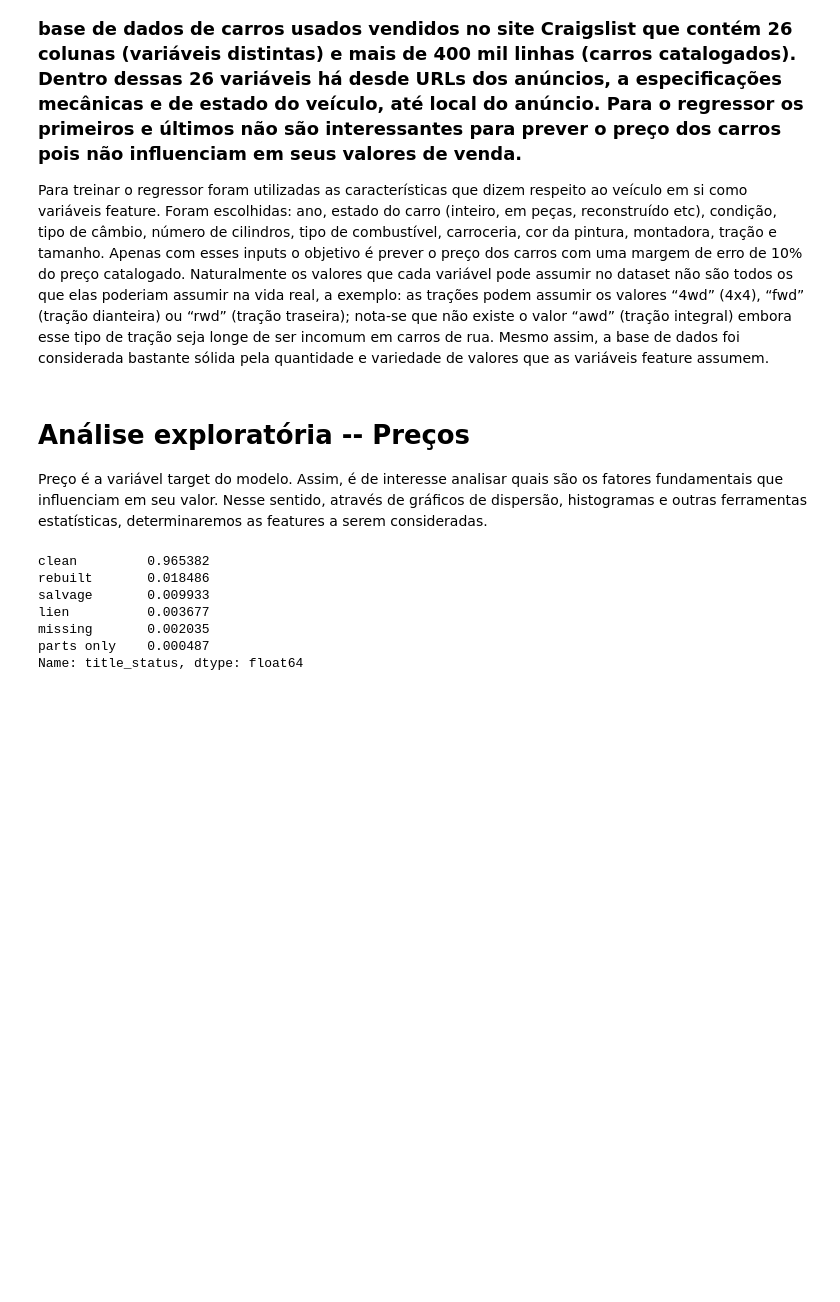
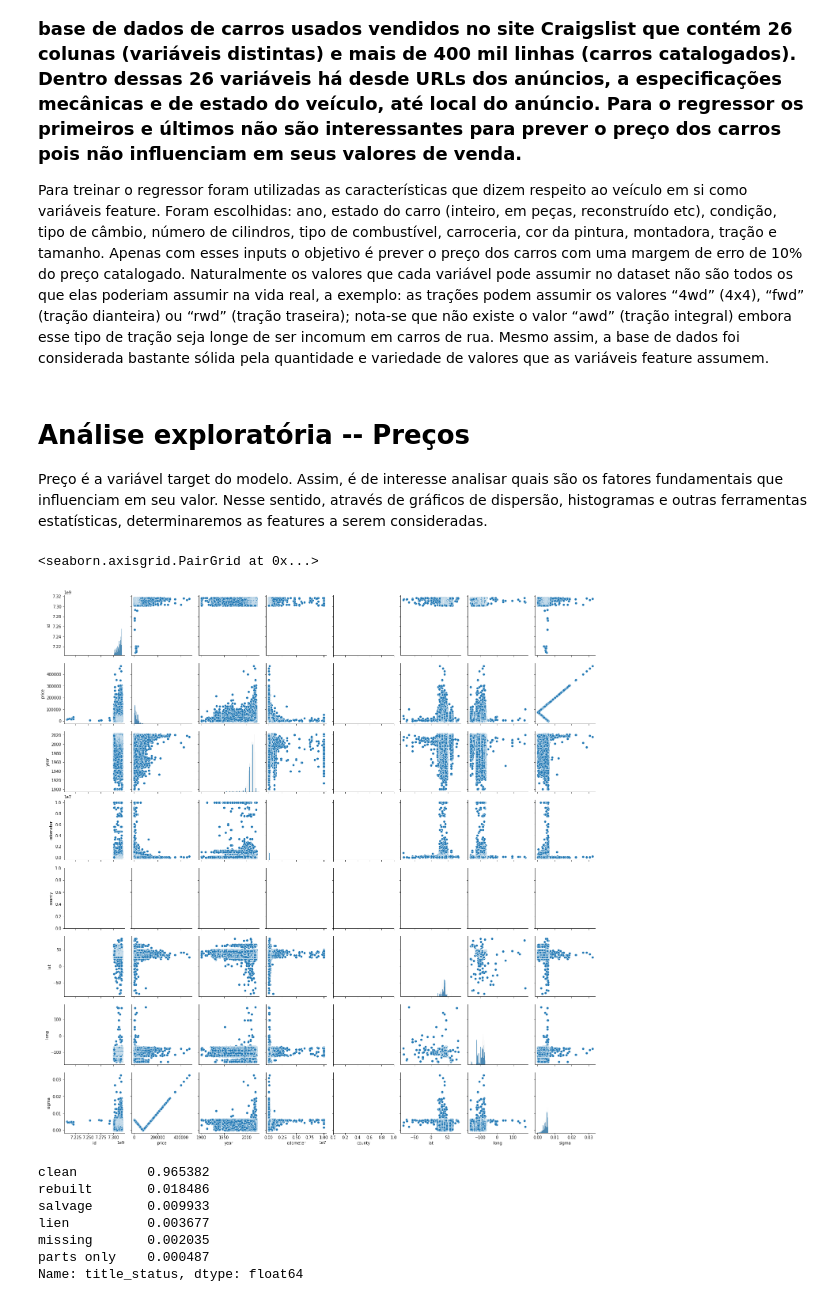
Before and after one commit to MekhyW/Car-Resell-Price-Predictor, a Jupyter notebook: Predictor.ipynb, the cells around one changed output. Drawn from its saved outputs; the diff is of its cells as text; code cells hidden in the pictures; blank space fills up the shorter version.

Commit message:
Pairplot

```diff
--- a/Predictor.ipynb
+++ b/Predictor.ipynb
@@ -67,6 +68,13 @@ Naturalmente os valores que cada variável pode assumir no dataset não são tod
 # Análise exploratória -- Preços
 
 Preço é a variável target do modelo. Assim, é de interesse analisar quais são os fatores fundamentais que influenciam em seu valor. Nesse sentido, através de gráficos de dispersão, histogramas e outras ferramentas estatísticas, determinaremos as features a serem consideradas.
+# %%
+#Para iniciar, vamos obter uma visualização bruta das relações entre todas as variáveis no Dataset, utilizando a biblioteca Seaborn
+
+pairplot(Dataset, dropna=True)
+# %% [output]
+<seaborn.axisgrid.PairGrid at 0x...>
+[figure, added]
 # %%
 #Criando função que facilita a plotagem de vários
 
```
Also changed, not shown: parts of 1 cell of this notebook.
